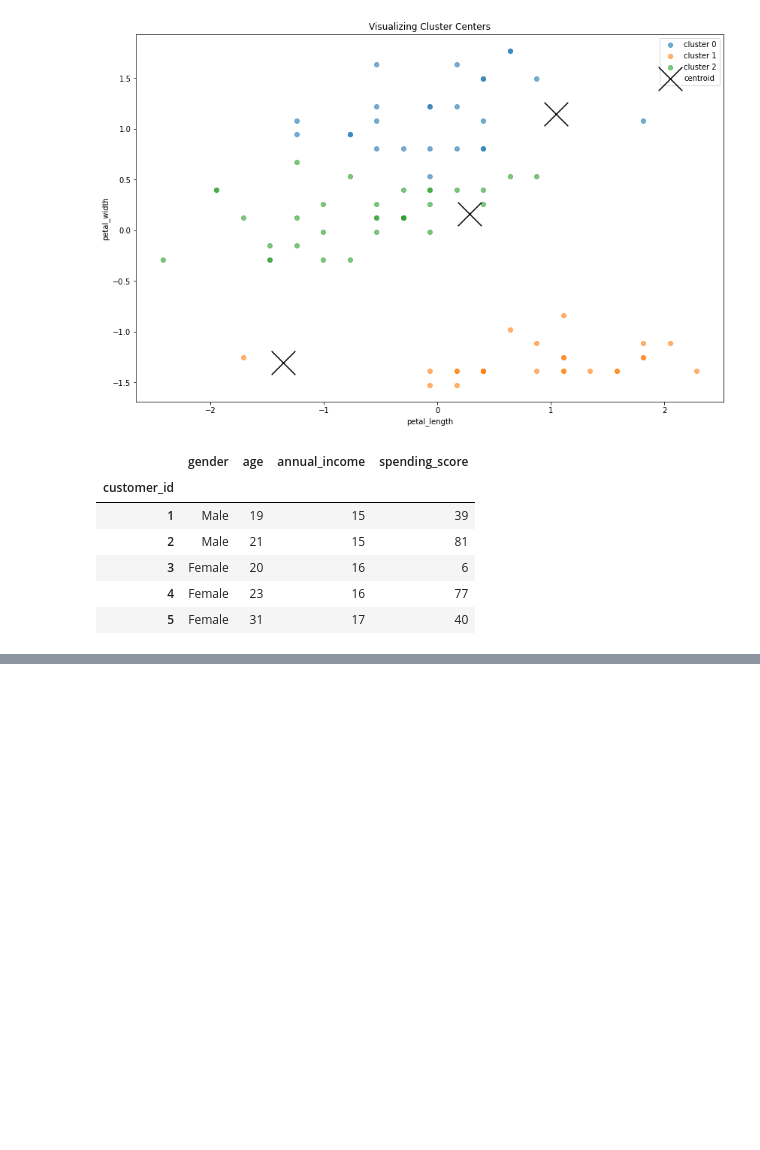
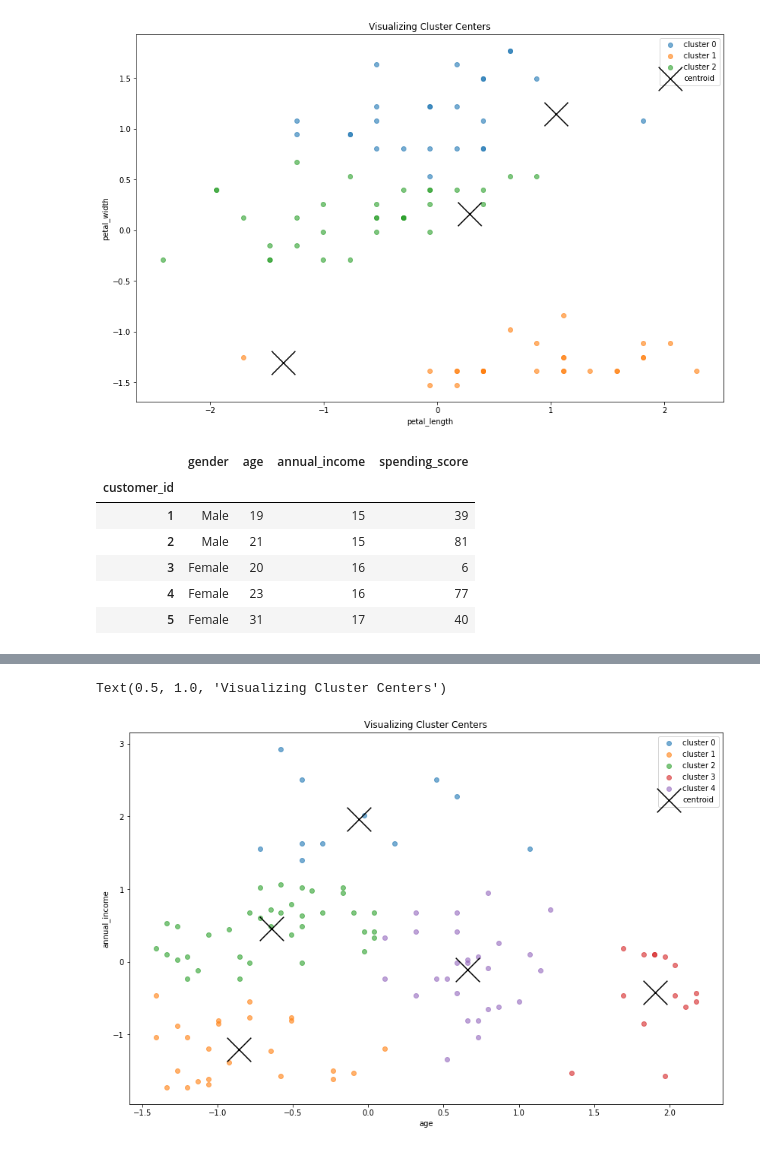
Before and after one commit to Olivert75/clustering-exercises, a Jupyter notebook: modeling.ipynb, the cells around one changed output, grey strips where cells are left out. Saved outputs shown, nothing was run; the diff lists cells and outputs as text; code cells hidden in the pictures; blank space fills up the shorter version.

```diff
--- a/modeling.ipynb
+++ b/modeling.ipynb
@@ -206,0 +265,6 @@ df.head()
+# %%
+#From the elbow, seems like 5 is the best
+kmeans = KMeans(n_clusters=5)
+kmeans.fit(X)
+train_scaled['cluster'] = kmeans.predict(X)
+train_scaled.head()
@@ -206,0 +279,17 @@ df.head()
+# %%
+centroids = pd.DataFrame(kmeans.cluster_centers_, columns=X.columns)
+# %%
+plt.figure(figsize=(14, 9))
+
+for cluster, subset in train_scaled.groupby('cluster'):
+    plt.scatter(subset.age, subset.annual_income, label='cluster ' + str(cluster), alpha=.6)
+
+centroids.plot.scatter(y='annual_income', x='age', c='black', marker='x', s=1000, ax=plt.gca(), label='centroid')
+
+plt.legend()
+plt.xlabel('age')
+plt.ylabel('annual_income')
+plt.title('Visualizing Cluster Centers')
+# %% [output]
+Text(0.5, 1.0, 'Visualizing Cluster Centers')
+[figure, added]
```
Also changed, not shown: parts of 9 cells of this notebook.
